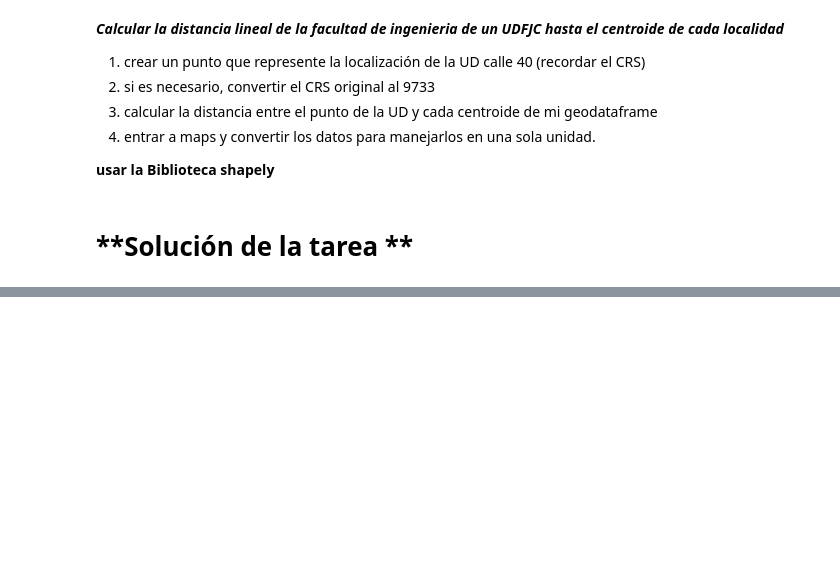
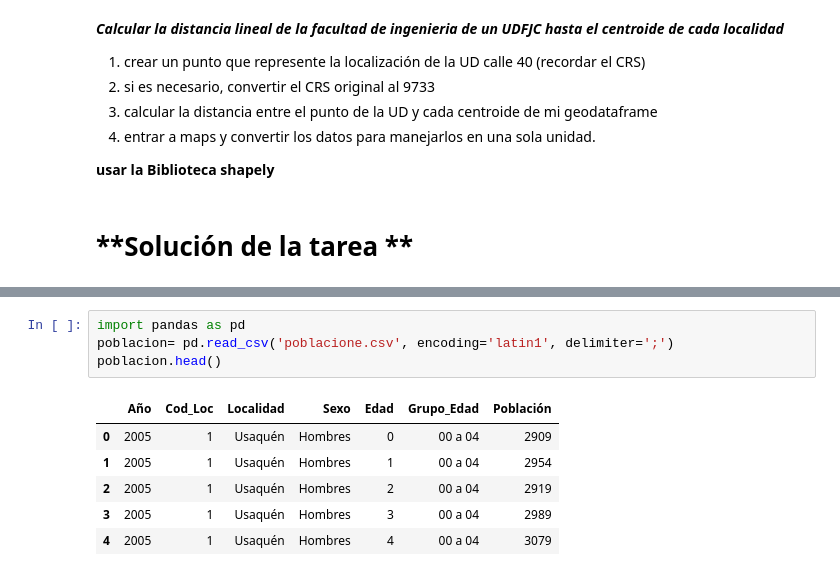
Before and after one commit to sofia3108548001/Pandas, a Jupyter notebook: Geopandas_2024_04_29.ipynb, the cells around one changed output, grey strips where cells are left out. Drawn from its saved outputs; the diff is of its cells as text; blank space fills up the shorter version.

```diff
--- a/Geopandas_2024_04_29.ipynb
+++ b/Geopandas_2024_04_29.ipynb
@@ -187,0 +157,11 @@ mapa_2=gdf_localidades.plot(
+# %%
+import pandas as pd
+poblacion= pd.read_csv('poblacione.csv', encoding='latin1', delimiter=';')
+poblacion.head()
+# %% [output]
+|  | Año | Cod_Loc | Localidad | Sexo | Edad | Grupo_Edad | Población |
+| 0 | 2005 | 1 | Usaquén | Hombres | 0 | 00 a 04 | 2909 |
+| 1 | 2005 | 1 | Usaquén | Hombres | 1 | 00 a 04 | 2954 |
+| 2 | 2005 | 1 | Usaquén | Hombres | 2 | 00 a 04 | 2919 |
+| 3 | 2005 | 1 | Usaquén | Hombres | 3 | 00 a 04 | 2989 |
+| 4 | 2005 | 1 | Usaquén | Hombres | 4 | 00 a 04 | 3079 |
```
Also changed, not shown: parts of 16 cells of this notebook.
